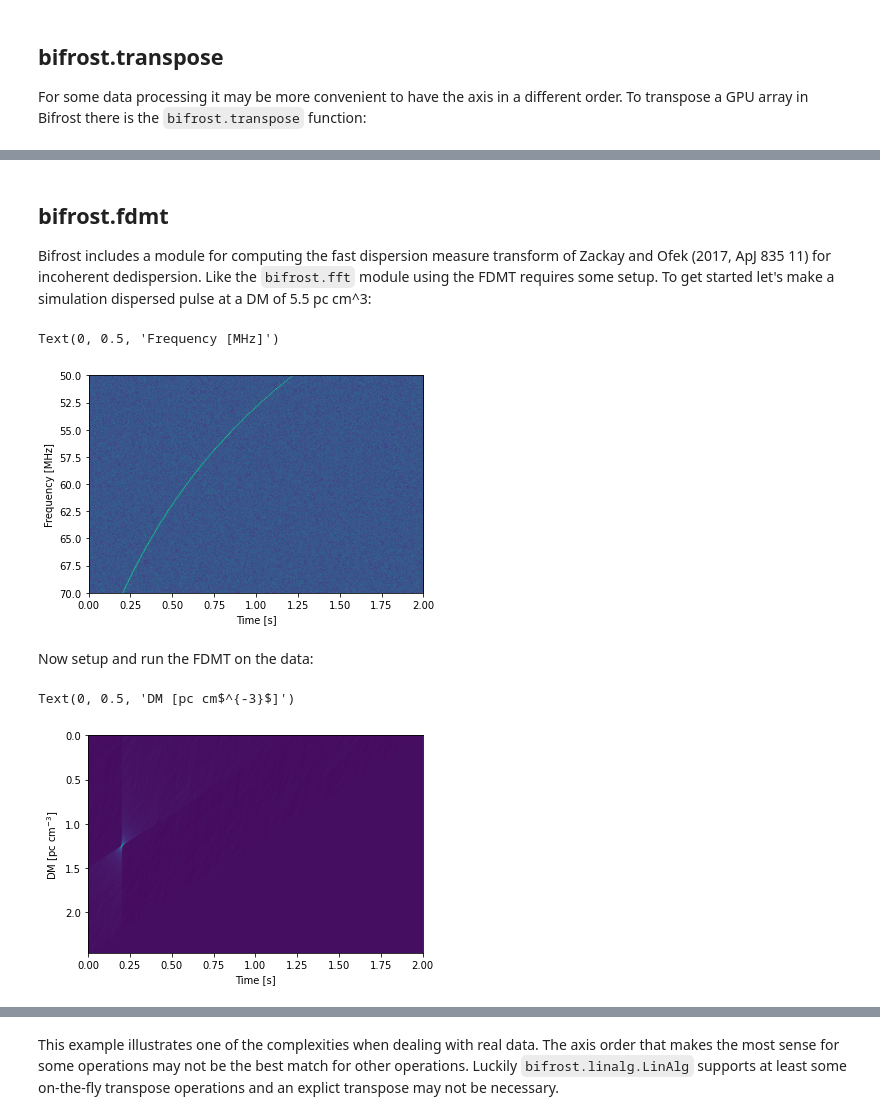
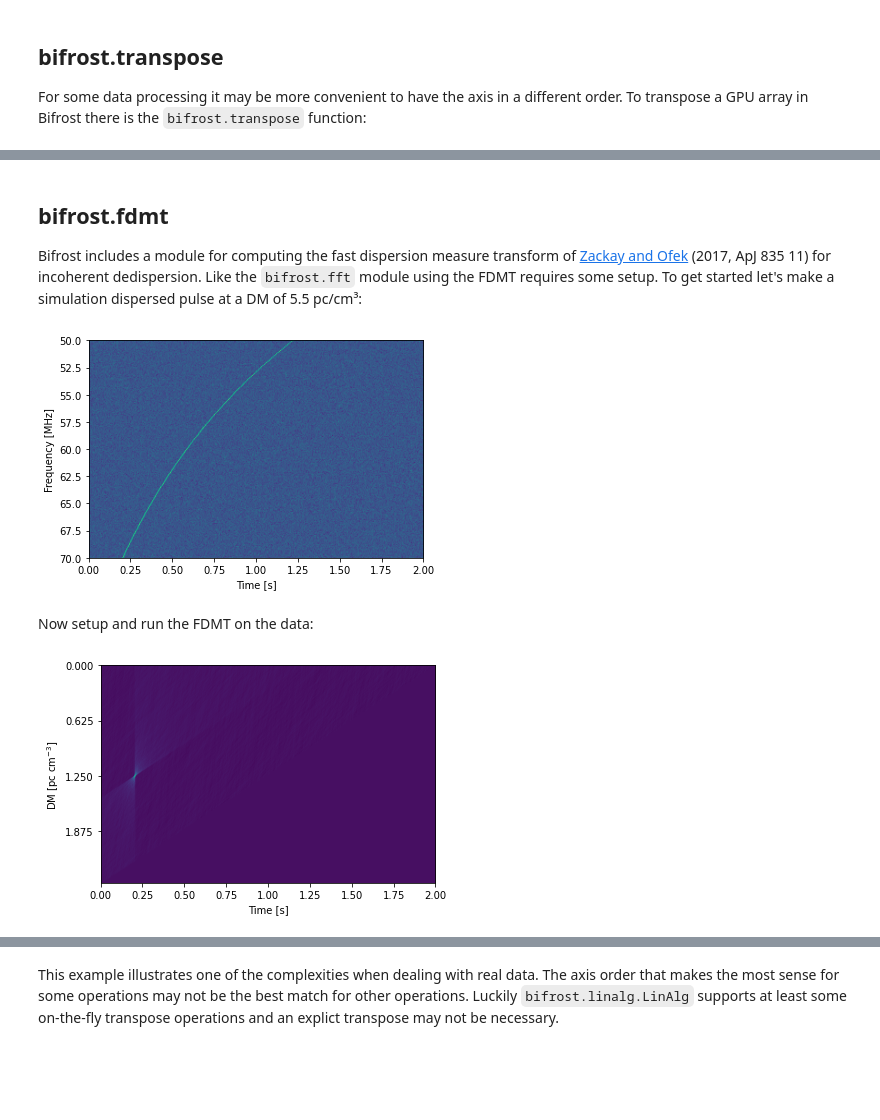
Before and after one commit to ledatelescope/bifrost, a Jupyter notebook: tutorial/01_useful_functions.ipynb, the cells around one changed output, grey strips where cells are left out. Saved outputs shown, nothing was run; the diff lists cells and outputs as text; code cells hidden in the pictures; blank space fills up the shorter version.

```diff
--- a/tutorial/01_useful_functions.ipynb
+++ b/tutorial/01_useful_functions.ipynb
@@ -118,7 +137,7 @@ bifrost: 0.9396533 -> 0.9396533
 # %% [markdown]
 ## bifrost.fdmt
 
-Bifrost includes a module for computing the fast dispersion measure transform of Zackay and Ofek (2017, ApJ 835 11) for incoherent dedispersion.  Like the `bifrost.fft` module using the FDMT requires some setup.  To get started let's make a simulation dispersed pulse at a DM of 5.5 pc cm^3:
+Bifrost includes a module for computing the fast dispersion measure transform of [Zackay and Ofek](https://iopscience.iop.org/article/10.3847/1538-4357/835/1/11/meta) (2017, ApJ 835 11) for incoherent dedispersion.  Like the `bifrost.fft` module using the FDMT requires some setup.  To get started let's make a simulation dispersed pulse at a DM of 5.5 pc/cm³:
 # %%
 DM = 1.25
 time = numpy.linspace(0, 2, 1000)
@@ -138,32 +157,31 @@ import pylab
 pylab.imshow(data, extent=(time[0], time[-1], freq[-1]/1e6, freq[0]/1e6))
 pylab.axis('auto')
 pylab.xlabel('Time [s]')
-pylab.ylabel('Frequency [MHz]')
+pylab.ylabel('Frequency [MHz]'); None
 # %% [output]
-Text(0, 0.5, 'Frequency [MHz]')
 [figure]
 # %% [markdown]
 Now setup and run the FDMT on the data:
 # %%
 data = bifrost.ndarray(data, space='cuda')
 ddata = bifrost.ndarray(shape=(time.size, time.size),
                         dtype=data.dtype, space='cuda')
 f = bifrost.fdmt.Fdmt()
 f.init(freq.size, time.size, freq[0]/1e6, (freq[1]-freq[0])/1e6)
 f.execute(data, ddata)
 ddata2 = ddata.copy(space='system')
 
 tint = time[1] - time[0]
 dm = numpy.arange(time.size)*1.0
 dm *= tint / 4.15e-3 / ((freq[0]/1e9)**-2 - (freq[-1]/1e9)**-2)
 
 pylab.imshow(ddata2, extent=(time[0], time[-1], dm[-1], dm[0]))
 pylab.axis('auto')
 pylab.xlabel('Time [s]')
 pylab.ylabel('DM [pc cm$^{-3}$]')
+pylab.yticks(numpy.arange(0.0, 2.5, 0.625)); None
 # %% [output]
-Text(0, 0.5, 'DM [pc cm$^{-3}$]')
-[figure, old version]
+[figure, new version]
 # %% [markdown]
 ## bifrost.linalg.LinAlg
 
```
Also changed, not shown: parts of 11 cells of this notebook.
